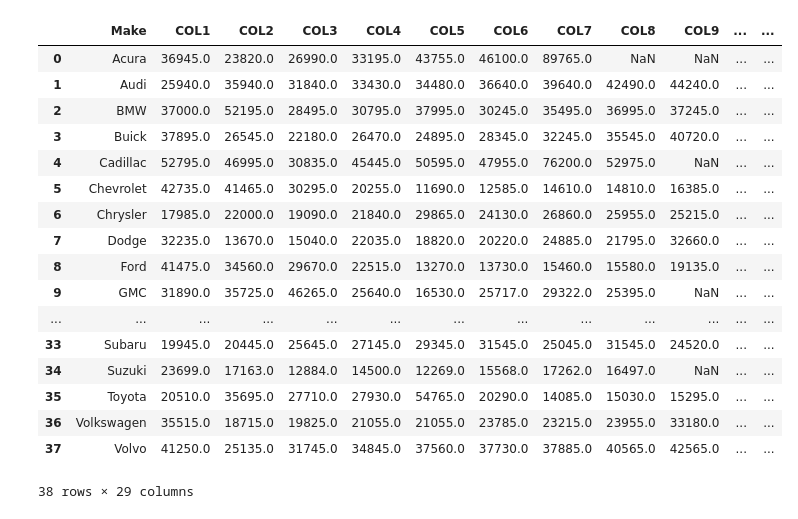
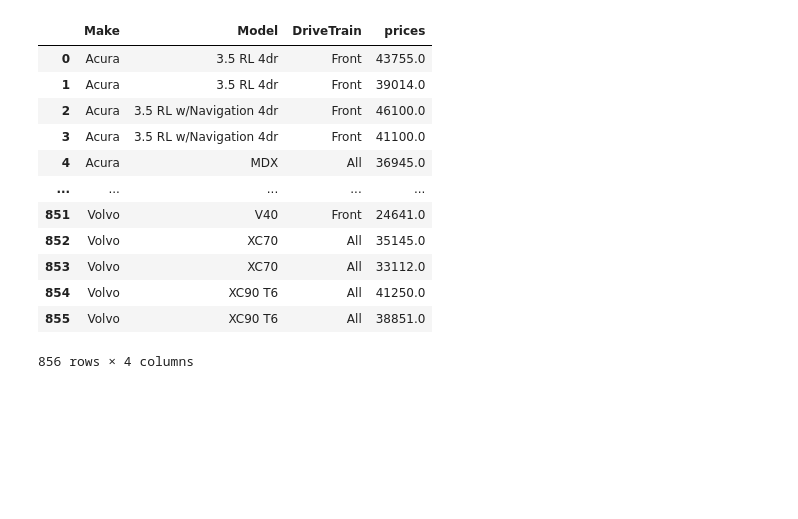
Before and after one commit to 0xdomyz/sas_collection, a Jupyter notebook: data/proc_transpose.ipynb, the cells around one changed output. Drawn from its saved outputs; the diff is of its cells as text; code cells hidden in the pictures; blank space fills up the shorter version.

Commit message:
update on proc trans

```diff
--- a/data/proc_transpose.ipynb
+++ b/data/proc_transpose.ipynb
@@ -15,9 +75,13 @@ sas.sasdata("cars", libref= "sashelp").head()
 # %%
-sas.submit(
+sas.submitLOG(
 '''
-PROC TRANSPOSE DATA=sashelp.cars OUT=cars_transposed (DROP=_NAME_);
-    BY make;
-    VAR msrp;
+PROC SORT DATA=sashelp.cars OUT=cars_sorted;
+    BY make model driveTrain;
+RUN;
+
+PROC TRANSPOSE DATA=cars_sorted OUT=cars_transposed (DROP=_NAME_ rename=(COL1=prices));
+    BY make model driveTrain;
+    VAR msrp invoice;
 RUN;
 '''
 )
@@ -26,19 +91,14 @@ sas.sasdata('cars_transposed').to_df()
-|  | Make | COL1 | COL2 | COL3 | COL4 | COL5 | COL6 | COL7 | COL8 | COL9 | ... | ... |
-| 0 | Acura | 36945.0 | 23820.0 | 26990.0 | 33195.0 | 43755.0 | 46100.0 | 89765.0 | NaN | NaN | ... | ... |
-| 1 | Audi | 25940.0 | 35940.0 | 31840.0 | 33430.0 | 34480.0 | 36640.0 | 39640.0 | 42490.0 | 44240.0 | ... | ... |
-| 2 | BMW | 37000.0 | 52195.0 | 28495.0 | 30795.0 | 37995.0 | 30245.0 | 35495.0 | 36995.0 | 37245.0 | ... | ... |
-| 3 | Buick | 37895.0 | 26545.0 | 22180.0 | 26470.0 | 24895.0 | 28345.0 | 32245.0 | 35545.0 | 40720.0 | ... | ... |
-| 4 | Cadillac | 52795.0 | 46995.0 | 30835.0 | 45445.0 | 50595.0 | 47955.0 | 76200.0 | 52975.0 | NaN | ... | ... |
-| 5 | Chevrolet | 42735.0 | 41465.0 | 30295.0 | 20255.0 | 11690.0 | 12585.0 | 14610.0 | 14810.0 | 16385.0 | ... | ... |
-| 6 | Chrysler | 17985.0 | 22000.0 | 19090.0 | 21840.0 | 29865.0 | 24130.0 | 26860.0 | 25955.0 | 25215.0 | ... | ... |
-| 7 | Dodge | 32235.0 | 13670.0 | 15040.0 | 22035.0 | 18820.0 | 20220.0 | 24885.0 | 21795.0 | 32660.0 | ... | ... |
-| 8 | Ford | 41475.0 | 34560.0 | 29670.0 | 22515.0 | 13270.0 | 13730.0 | 15460.0 | 15580.0 | 19135.0 | ... | ... |
-| 9 | GMC | 31890.0 | 35725.0 | 46265.0 | 25640.0 | 16530.0 | 25717.0 | 29322.0 | 25395.0 | NaN | ... | ... |
-| ... | ... | ... | ... | ... | ... | ... | ... | ... | ... | ... | ... | ... |
-| 33 | Subaru | 19945.0 | 20445.0 | 25645.0 | 27145.0 | 29345.0 | 31545.0 | 25045.0 | 31545.0 | 24520.0 | ... | ... |
-| 34 | Suzuki | 23699.0 | 17163.0 | 12884.0 | 14500.0 | 12269.0 | 15568.0 | 17262.0 | 16497.0 | NaN | ... | ... |
-| 35 | Toyota | 20510.0 | 35695.0 | 27710.0 | 27930.0 | 54765.0 | 20290.0 | 14085.0 | 15030.0 | 15295.0 | ... | ... |
-| 36 | Volkswagen | 35515.0 | 18715.0 | 19825.0 | 21055.0 | 21055.0 | 23785.0 | 23215.0 | 23955.0 | 33180.0 | ... | ... |
-| 37 | Volvo | 41250.0 | 25135.0 | 31745.0 | 34845.0 | 37560.0 | 37730.0 | 37885.0 | 40565.0 | 42565.0 | ... | ... |
+|  | Make | Model | DriveTrain | prices |
+| 0 | Acura | 3.5 RL 4dr | Front | 43755.0 |
+| 1 | Acura | 3.5 RL 4dr | Front | 39014.0 |
+| 2 | Acura | 3.5 RL w/Navigation 4dr | Front | 46100.0 |
+| 3 | Acura | 3.5 RL w/Navigation 4dr | Front | 41100.0 |
+| 4 | Acura | MDX | All | 36945.0 |
+| ... | ... | ... | ... | ... |
+| 851 | Volvo | V40 | Front | 24641.0 |
+| 852 | Volvo | XC70 | All | 35145.0 |
+| 853 | Volvo | XC70 | All | 33112.0 |
+| 854 | Volvo | XC90 T6 | All | 41250.0 |
+| 855 | Volvo | XC90 T6 | All | 38851.0 |
-38 rows × 29 columns
+856 rows × 4 columns
 # %%
```
Also changed, not shown: parts of 9 cells of this notebook.
